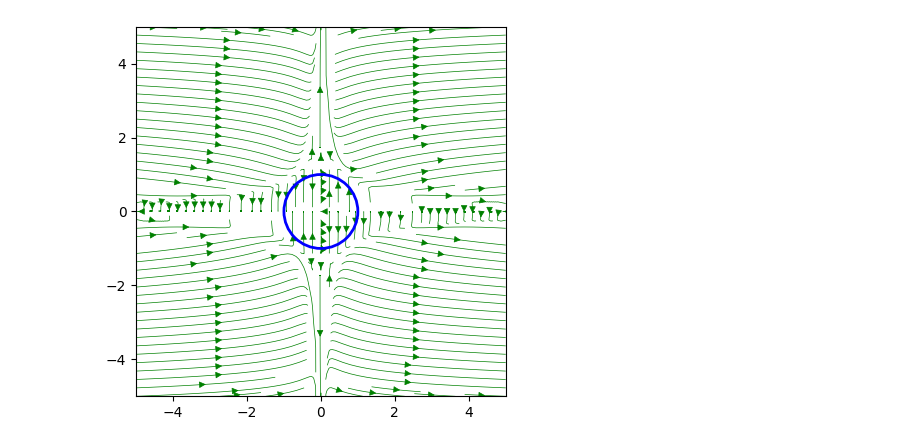
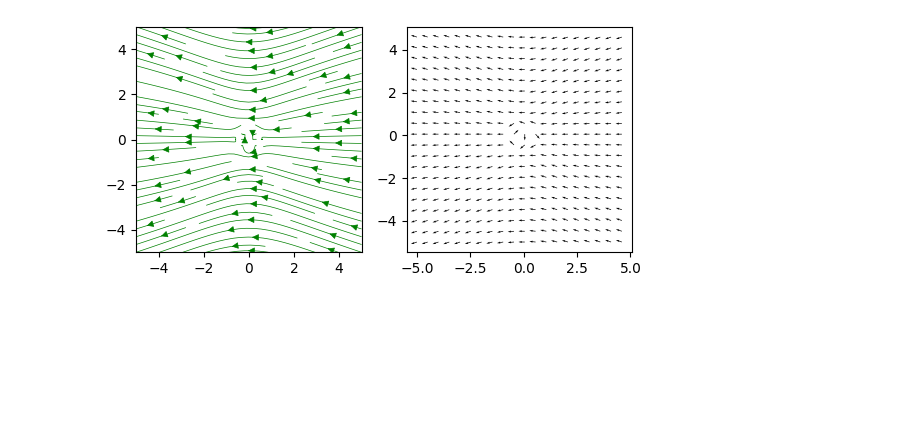
Before and after one commit to jpowell24/stokes, a Jupyter notebook: selectproblems/spherestokes.ipynb, the cells around one changed output. Drawn from its saved outputs; the diff is of its cells as text; code cells hidden in the pictures; blank space fills up the shorter version.

Commit message:
it turns into a circle

```diff
--- a/selectproblems/spherestokes.ipynb
+++ b/selectproblems/spherestokes.ipynb
@@ -8,24 +1,32 @@ color_list =["#3eb991","#e9a820","#e01563","#edb196","#6ecadc","#1f94ac","#ae9a6
 # %%
-fig, ax = plt.subplots()
-w = 5
+import pandas as pd
+import numpy as np
+import matplotlib.pyplot as plt
 
-y, x = np.mgrid[-w:w:100j, -w:w:100j]
+
+w = 5;
+y, x = np.mgrid[-w:w:100j, -w:w:100j];
 
 a = 1;
-velocity = 1;
-r = pow((pow(x,2)*pow(y,2)),0.5);
+velocity = -2;
+r = pow((pow(x,2) + pow(y,2)),0.5);
 
-U = (0.75 * a) * ((velocity / r) + ((velocity * x * x) / pow(r,3))) + (0.25 * pow(a,3)) * (velocity / pow(r,3) - ((3 * velocity * x * x) / (pow(r,5))))
-V = (0.75 * a) * ((velocity * x * y) / pow(r,3)) + (0.25 * pow(a,3)) * ((-3 * U * x * y) / (pow(r,5)))
+U = (0.75 * a) * ((velocity / r) + ((velocity * x * x) / pow(r,3))) + (0.25 * pow(a,3)) * (velocity / pow(r,3) - ((3 * velocity * x * x) / (pow(r,5))));
+V = (0.75 * a) * ((velocity * x * y) / pow(r,3)) + (0.25 * pow(a,3)) * ((-3 * U * x * y) / (pow(r,5)));
 
-speed = np.sqrt(U**2 + V**2)
+speed = pow(pow(U,2) + pow(V,2),0.5);
 
-plt.streamplot(x, y, U, V, density = 1.5, color = "green", linewidth = 0.5)
+plt.subplot(1, 2, 1);
+plt.streamplot(x, y, U, V, density = 1, color = "green", linewidth = 0.5);
+plt.gca().set_aspect('equal');
 
-circle = plt.Circle((0, 0), 1, facecolor='None', edgecolor='blue', lw=2, zorder=10)
-ax.add_patch(circle)
+U = U / speed;
+V = V / speed;
 
-plt.gca().set_aspect('equal')
-plt.show()
+plt.subplot(1, 2, 2);
+plt.quiver(x[::5, ::5], y[::5, ::5], U[::5, ::5], V[::5,::5]);
+plt.gca().set_aspect('equal');
+
+plt.show();
 # %% [output]
-[figure, old version]
+[figure, new version]
```
Also changed, not shown: parts of 1 cell of this notebook, 21 other files.
